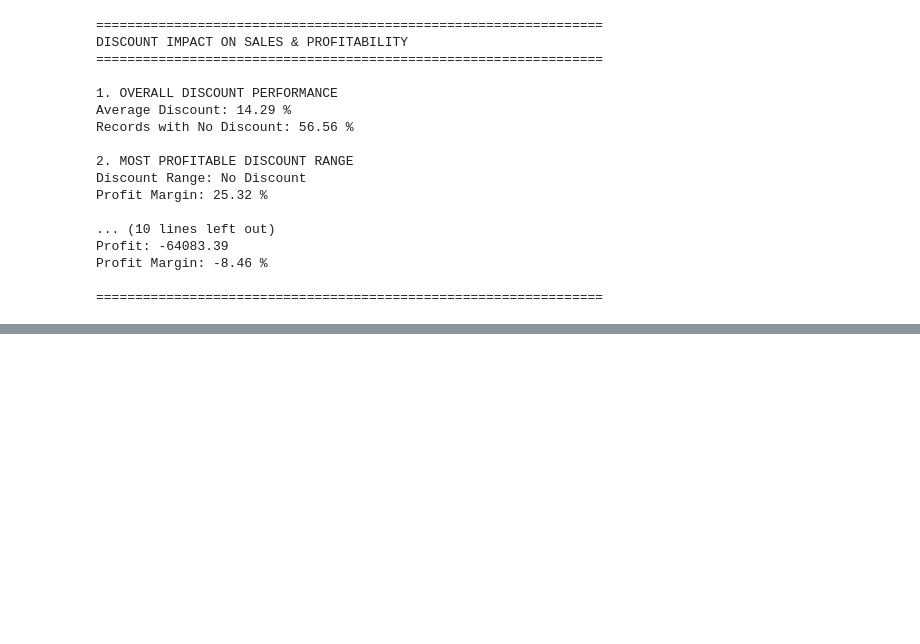
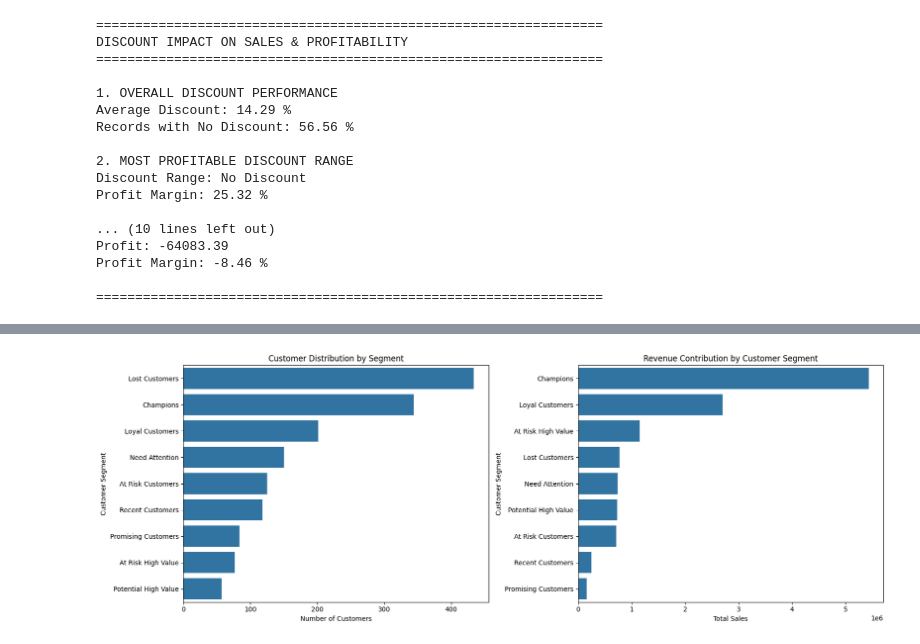
Before and after one commit to code-with-ansh/sales-business-analytics, a Jupyter notebook: notebooks/eda_time_based_analysis.ipynb, the cells around one changed output, grey strips where cells are left out. Drawn from its saved outputs; the diff is of its cells as text; code cells hidden in the pictures; blank space fills up the shorter version.

Commit message:
Add customer segmentation and RFM analysis

```diff
--- a/notebooks/eda_time_based_analysis.ipynb
+++ b/notebooks/eda_time_based_analysis.ipynb
@@ -1652,3 +1652,23 @@ Profit: -64083.39
 Profit Margin: -8.46 %
 
 =================================================================
+# %%
+# ==========================================
+# SECTION 41: CUSTOMER SEGMENTATION - SETUP
+# ==========================================
+
+# Load required libraries
+import pandas as pd
+import numpy as np
+import matplotlib.pyplot as plt
+import seaborn as sns
+
+# Define analysis date
+analysis_date = df["order_date"].max() + pd.Timedelta(days=1)
+
+print("RFM Analysis Setup")
+print("-" * 40)
+print("Dataset shape:", df.shape)
+print("Unique customers:", df["customer_id"].nunique())
+print("Analysis date:", analysis_date)
+print("Date range:", df["order_date"].min(), "to", df["order_date"].max())
@@ -1654,0 +1881,40 @@ Profit Margin: -8.46 %
+# %%
+# ==========================================
+# SECTION 45: CUSTOMER SEGMENT VISUALIZATION
+# ==========================================
+
+fig, axes = plt.subplots(1, 2, figsize=(17, 6))
+
+# 1. Customer distribution
+sns.barplot(
+    data=segment_summary,
+    x="Customers",
+    y="Customer_Segment",
+    ax=axes[0]
+)
+
+axes[0].set_title("Customer Distribution by Segment")
+axes[0].set_xlabel("Number of Customers")
+axes[0].set_ylabel("Customer Segment")
+
+# 2. Revenue contribution
+revenue_data = segment_summary.sort_values(
+    "Total_Sales",
+    ascending=False
+)
+
+sns.barplot(
+    data=revenue_data,
+    x="Total_Sales",
+    y="Customer_Segment",
+    ax=axes[1]
+)
+
+axes[1].set_title("Revenue Contribution by Customer Segment")
+axes[1].set_xlabel("Total Sales")
+axes[1].set_ylabel("Customer Segment")
+
+plt.tight_layout()
+plt.show()
+# %% [output]
+[figure, added]
```
Also changed, not shown: parts of 12 cells of this notebook.
